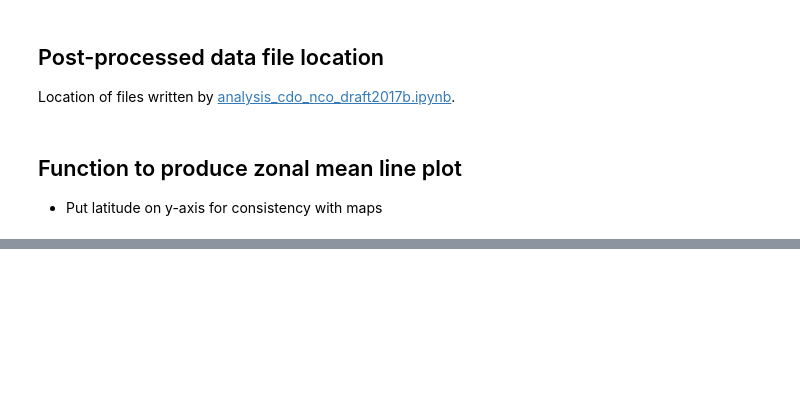
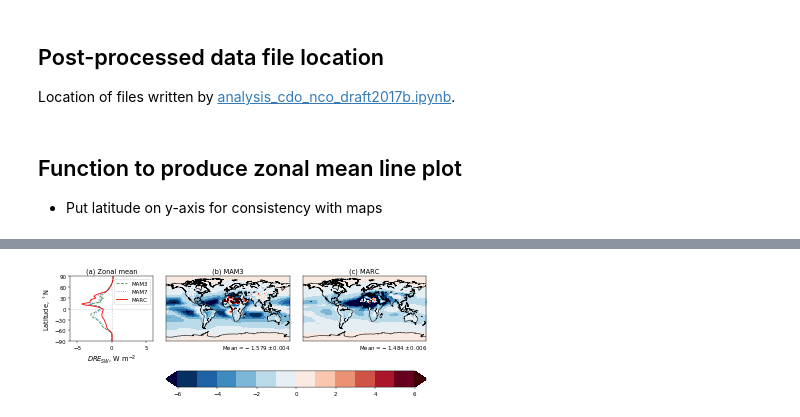
Before and after one commit to grandey/p17c-marc-comparison, a Jupyter notebook: manuscript_draft2017b/figures_draft_2017b.ipynb, the cells around one changed output, grey strips where cells are left out. Drawn from its saved outputs; the diff is of its cells as text; code cells hidden in the pictures; blank space fills up the shorter version.

```diff
--- a/manuscript_draft2017b/figures_draft_2017b.ipynb
+++ b/manuscript_draft2017b/figures_draft_2017b.ipynb
@@ -167,0 +305,81 @@ if True:
+# %%
+def field_map(year='2000', model='marc', variable='cDRE',
+              sf=None, vmin=-6, vmax=6, whiteout=None, cmap=None,
+              title=None,
+              ax=None):
+    # Create Axes if no Axes passed as an argument
+    if ax is None:
+        fig, ax = plt.subplots(1, 1, figsize=(6, 4))
+    # If no scale-factor specified, set as 1
+    if sf is None:
+        sf = 1
+    # If no cmap specified, create one
+    if cmap is None:
+        cmap = plt.cm.get_cmap('RdBu_r', 12)
+        cmap.set_under([0, 0, 0.25])
+        cmap.set_over([0.25, 0, 0])
+    # Load data
+    in_filename = '{}/{}_{}_{}_ANN.nc'.format(in_dir, model, year, variable)
+    data = xr.open_dataset(in_filename, decode_times=False) * sf
+    data = data.isel(time=slice(2, None))  # exclude first two years
+    data = climapy.xr_shift_lon(data, lon_min=-180.)  # shift longitudes by approx -180deg
+    try:  # average across level dimension if it exists
+        data = data.mean(dim='lev')
+    except ValueError:
+        pass
+    if data.time.size != 30:  # check that exactly 30 years of data are present
+        raise RuntimeError('data.time.size = {} != 30'.format(data.time.size))
+    # Calculate means across time
+    tm = data.mean(dim='time')[variable].data
+    # Lower bound for first longitude bin (important for map)
+    lon0 = (data['lon'][0] - (data['lon'][1]-data['lon'][0])/2.0).data
+    # Pseudo-lower bound for first latitude bin (used for stretching imshow)
+    lat0 = (data['lat'][0] - (data['lat'][1]-data['lat'][0])/2.0).data
+    # Map
+    bm = Basemap(llcrnrlat=-90.0, urcrnrlat=90.0, llcrnrlon=lon0, urcrnrlon=360.0+lon0, ax=ax)
+    bm.drawcoastlines(ax=ax)
+    # Plot field
+    tm_temp = tm.copy()
+    if whiteout:
+        tm_temp = np.ma.masked_inside(tm, -1*float(whiteout), float(whiteout))
+    im = ax.imshow(tm_temp,
+                   extent=[lon0, 360+lon0, -lat0, lat0],
+                   vmin=vmin, vmax=vmax, cmap=cmap, aspect='auto')
+    # Annotate with area-weighted mean and standard error
+    awm = climapy.xr_area_weighted_stat(data)
+    error = awm.std(dim='time', ddof=1)[variable].data.flatten() / np.sqrt(awm['time'].size)
+    awm = awm.mean(dim='time')[variable].data
+    ax.text(180, -105, 'Mean$={:+.3f}\pm{:.3f}$'.format(float(awm), float(error)),
+            color='k', horizontalalignment='right', verticalalignment='center')
+    # Close dataset
+    data.close()
+    # Title
+    if title:
+        ax.set_title(title, fontsize='large')
+    return ax, im, tm
+
+# Example
+if True:
+    # Example 1
+    fig = plt.figure(figsize=(10, 3.5))
+    gs = gridspec.GridSpec(2, 3, height_ratios=[4, 1], width_ratios=[2, 3, 3])
+    zonal_mean_line_plot(year='2000',
+                         model_var_dict={'mam3': 'cDRE', 'mam7': 'cDRE', 'marc': 'cDRE'},
+                         sf=None, xlabel=r'$DRE_{SW}$, W m$^{-2}$', xlim=[-6, 6],
+                         ylabel=True, title='(a) Zonal mean', ax=plt.subplot(gs[0, 0]))
+    ax, im, tm1 = field_map(year='2000', model='mam3', variable='cDRE', vmin=-6, vmax=6,
+                            title='(b) MAM3', ax=plt.subplot(gs[0, 1]))
+    ax, im, tm2 = field_map(year='2000', model='marc', variable='cDRE', vmin=-6, vmax=6,
+                            title='(c) MARC', ax=plt.subplot(gs[0, 2]))
+    if max(tm1.max(), tm2.max()) > 6 and min(tm1.min(), tm2.min()) < -6:
+        extend = 'both'
+    elif max(tm1.max(), tm2.max()) > 6:
+        extend = 'max'
+    elif min(tm1.min(), tm2.min()) < -6:
+        extend = 'min'
+    else:
+        extend = False
+    fig.colorbar(im, cax=plt.subplot(gs[1, 1:]), orientation='horizontal', extend=extend)
+    fig.tight_layout()
+# %% [output]
+[figure, added]
```
Also changed, not shown: parts of 8 cells of this notebook, 1 other file.
